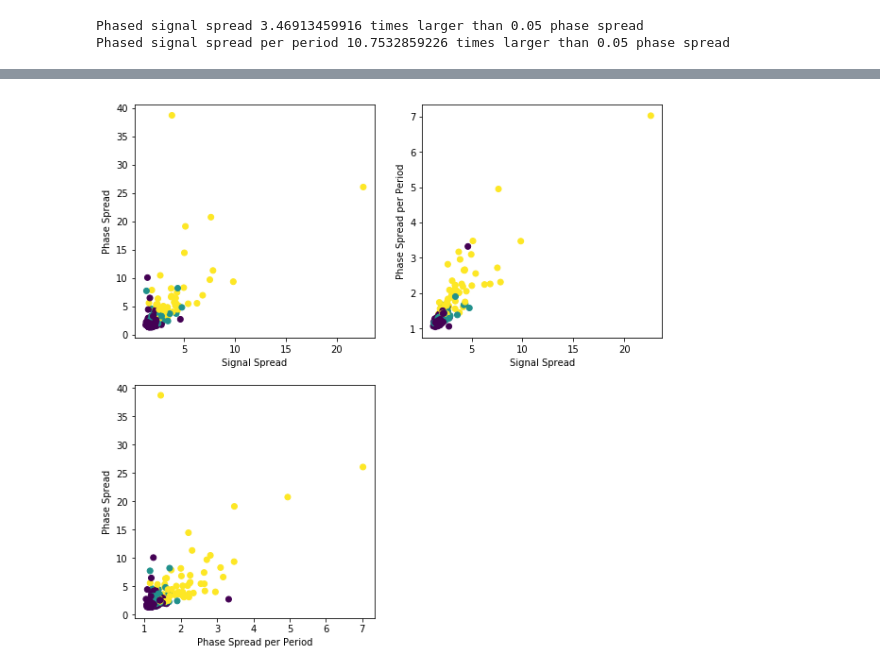
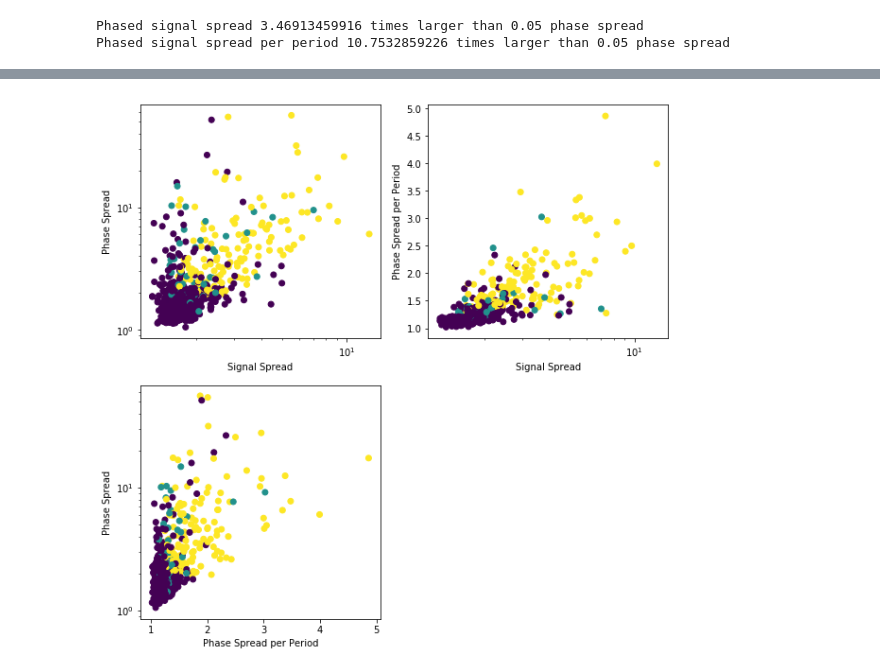
Before and after one commit to joshbriegal/sacf, a Jupyter notebook: example/hpc/Signal Significance Ratios.ipynb, the cells around one changed output, grey strips where cells are left out. Drawn from its saved outputs; the diff is of its cells as text; code cells hidden in the pictures.

```diff
--- a/example/hpc/Signal Significance Ratios.ipynb
+++ b/example/hpc/Signal Significance Ratios.ipynb
@@ -146,6 +184,8 @@ print '{} objects found'.format(len(obj_ids))
 # %%
 # first_obj = np.random.randint(0, len(obj_ids)-1)
 # long_periods = {FIELDNAME: list(obj_ids[np.arange(first_obj, min(first_obj + 100, len(obj_ids)-1), 1)])}
-long_periods = {FIELDNAME: pdics[FIELDNAME].keys()}
+long_periods = {}
+for fieldname in FIELDNAMES:
+    long_periods[fieldname] = pdics[fieldname].keys()
 print long_periods
 # %% [output]
@@ -153,22 +193,20 @@ print long_periods
 # %%
-import NGTS.NGTS_Field as NGTS_Field
-
 reload(NGTS_Field)
 
 fields = {}
 # gfields = {}
 good_objs = 0
-ratios = []
 for fieldname, objs in long_periods.iteritems():
+    objs = [31335,9559,10600,18051, 13258,1456,5397,2442,12785]
     if len(objs) < 1:
         continue
 #     objs = np.array(objs)[np.random.randint(0, len(objs)-1, 10)].tolist()
-#     if fieldname not in ['NG0409-1941']:
-#         continue
+    if fieldname not in ['NG2142+0826']:
+        continue
 # for fieldname, objs in {'NG0004-2950': [2048]}.iteritems():
     t1 = time.time()
     field = NGTS_Field.return_field_from_object_directory(ROOT_DIR, fieldname, test='CYCLE1807',
-                                               include_empty_objects=True, silent=True, obj_ids=objs[:10])
+                                               include_empty_objects=True, silent=True, obj_ids=objs)
 #     field = NGTSField(fieldname=fieldname, test='CYCLE1807', object_list=pdics[fieldname].keys())
 #     t2 = time.time()
 #     field = load_gaia_params(field)
@@ -196,6 +236,9 @@ new_moon_epoch = 739.1143560680686
+# %%
+new_moon_epoch = 944.9544317343119
 # %%
-ratios = []
+ratios = {}
 for fieldname, field in fields.iteritems():
+    ratios[fieldname] = []
     n = 0
     for obj in field:
 #         if obj.obj not in cool_objs:
@@ -270,7 +313,7 @@ for fieldname, field in fields.iteritems():
 #         print 'Phased signal spread per period {} times larger than 0.05 phase spread'.format(phased_signal_spread_ratio)
 
 
-        ratios.append((obj.obj, signal_spread_ratio, phase_spread_ratio, phased_signal_spread_ratio))
+        ratios[fieldname].append((obj.obj, signal_spread_ratio, phase_spread_ratio, phased_signal_spread_ratio))
 
 #         if signal_spread_ratio > 2.5 and phase_spread_ratio > 1.4 and :
 #             print "###### OBJECT OK ######"
@@ -358,23 +478,27 @@ plt.show()
 # %%
 o, a, b, c = [r[0] for r in ratios], [r[1] for r in ratios], [r[3] for r in ratios], [r[2] for r in ratios]
 
 colors = [good_objs_bak[ob] for ob in o]
 
 fig, axs = plt.subplots(2, 2, figsize=(10,10))
 axs[1,1].axis('off')
 
 axs[0,0].scatter(a, b, c=colors, cmap='viridis')
 axs[0,0].set_xlabel('Signal Spread')
+axs[0,0].set_xscale('log')
 axs[0,0].set_ylabel('Phase Spread')
+axs[0,0].set_yscale('log')
 
 axs[1,0].scatter(c, b, c=colors, cmap='viridis')
 axs[1,0].set_xlabel('Phase Spread per Period')
 axs[1,0].set_ylabel('Phase Spread')
+axs[1,0].set_yscale('log')
 
 axs[0,1].scatter(a, c, c=colors, cmap='viridis')
 axs[0,1].set_xlabel('Signal Spread')
+axs[0,1].set_xscale('log')
 axs[0,1].set_ylabel('Phase Spread per Period')
 
 plt.show()
 # %% [output]
-[figure, old version]
+[figure, new version]
```
Also changed, not shown: parts of 78 cells of this notebook, 24 other files.
